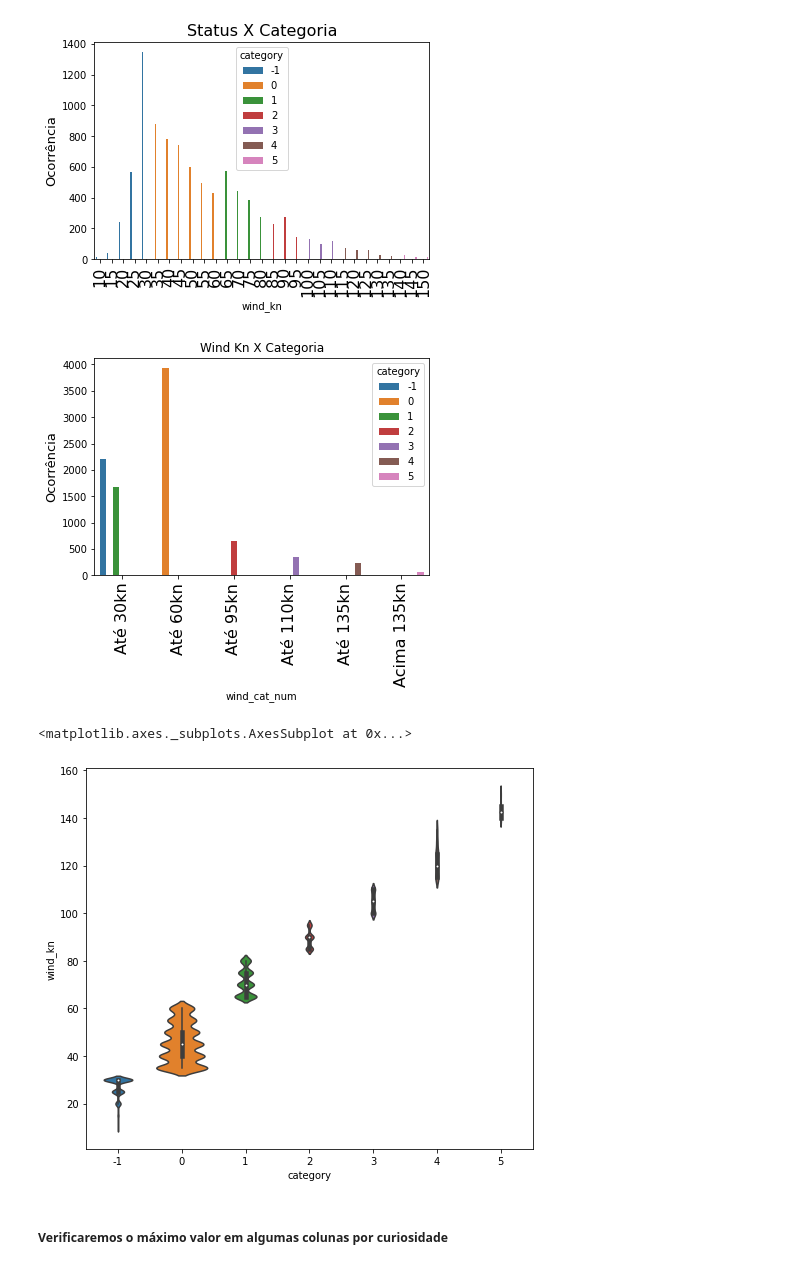
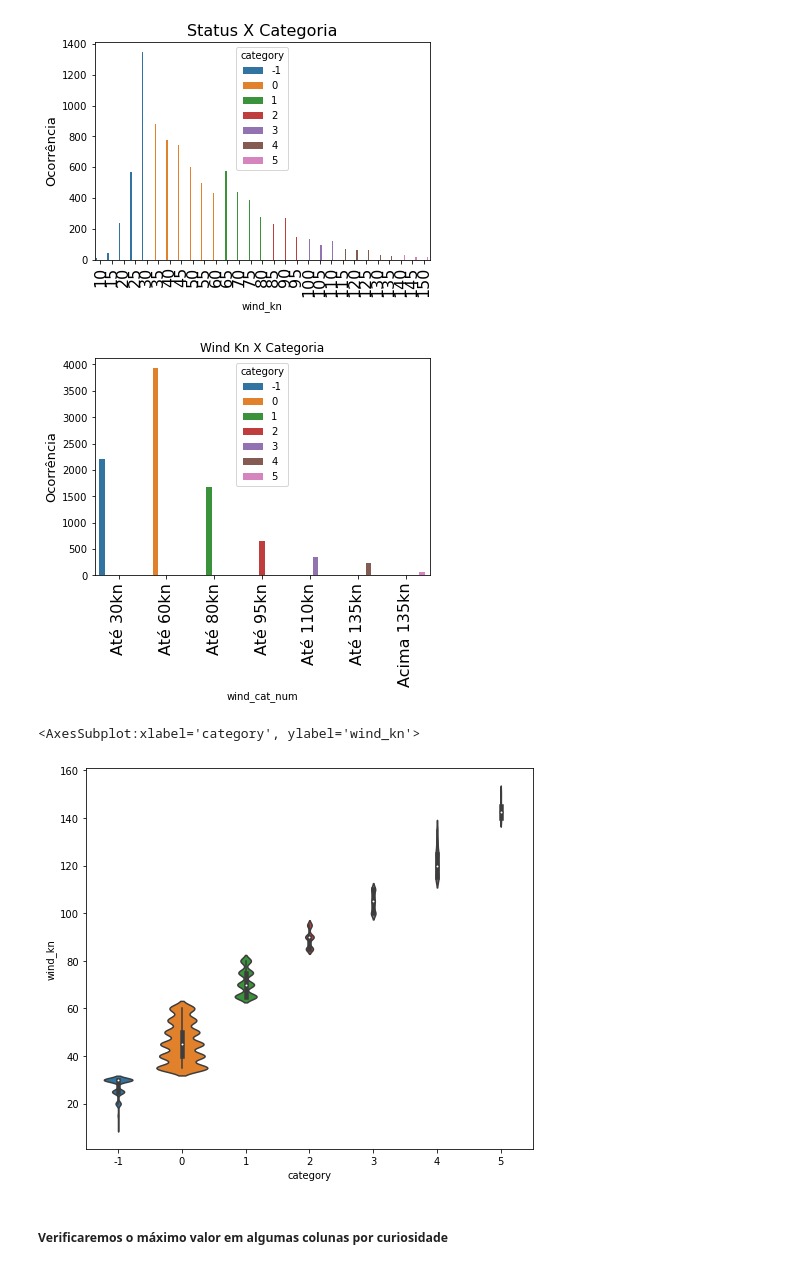
Before and after one commit to Jeferson-Peter/DataScience-Storm-Analytics, a Jupyter notebook: storm_analytics.ipynb, the cells around one changed output. Saved outputs shown, nothing was run; the diff lists cells and outputs as text; code cells hidden in the pictures.

```diff
--- a/storm_analytics.ipynb
+++ b/storm_analytics.ipynb
@@ -304,36 +304,36 @@ plt.show()
 # %%
 def create_wind_cat(row):
     if row['wind_kn'] <= 30:
         row['wind_cat_num'] = 'Até 30kn'
     elif row['wind_kn'] >= 30 and row['wind_kn'] <=60:
         row['wind_cat_num'] = 'Até 60kn'
     elif row['wind_kn'] >= 60 and row['wind_kn'] <=80:
-        row['wind_cat_num'] = 'Até 30kn'
+        row['wind_cat_num'] = 'Até 80kn'
     elif row['wind_kn'] >= 80 and row['wind_kn'] <=95:
         row['wind_cat_num'] = 'Até 95kn'
     elif row['wind_kn'] >= 95 and row['wind_kn'] <=110:
         row['wind_cat_num'] = 'Até 110kn'
     elif row['wind_kn'] >= 110 and row['wind_kn'] <=135:
         row['wind_cat_num'] = 'Até 135kn'
     elif row['wind_kn'] >= 135:
         row['wind_cat_num'] = 'Acima 135kn'
     return row
 
 most_frequent_storms = most_frequent_storms.apply(lambda x: create_wind_cat(x), axis=1)
 sns.countplot(x='wind_cat_num', hue='category', data=most_frequent_storms)
 plt.title("Wind Kn X Categoria")
 plt.ylabel('Ocorrência', fontsize=13)
 plt.xticks(rotation=90, fontsize=16)
 plt.show()
 # %% [output]
-[figure, old version]
+[figure, new version]
 # %%
 fig, ax = plt.subplots(figsize=(8,7))
 sns.violinplot(x="category", y="wind_kn",
                data=most_frequent_storms,
                scale="count", ax=ax)
 # %% [output]
-<matplotlib.axes._subplots.AxesSubplot at 0x...>
+<AxesSubplot:xlabel='category', ylabel='wind_kn'>
 [figure]
 # %% [markdown]
 ##### Verificaremos o máximo valor em algumas colunas por curiosidade
```
Also changed, not shown: parts of 4 cells of this notebook.
